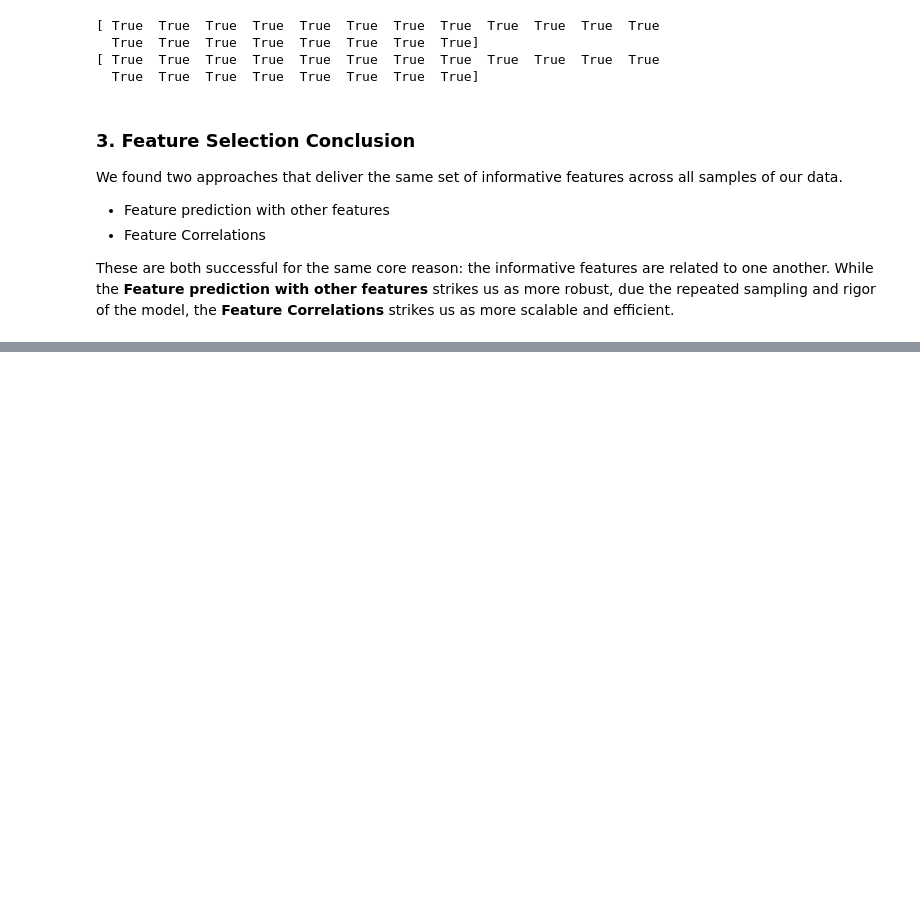
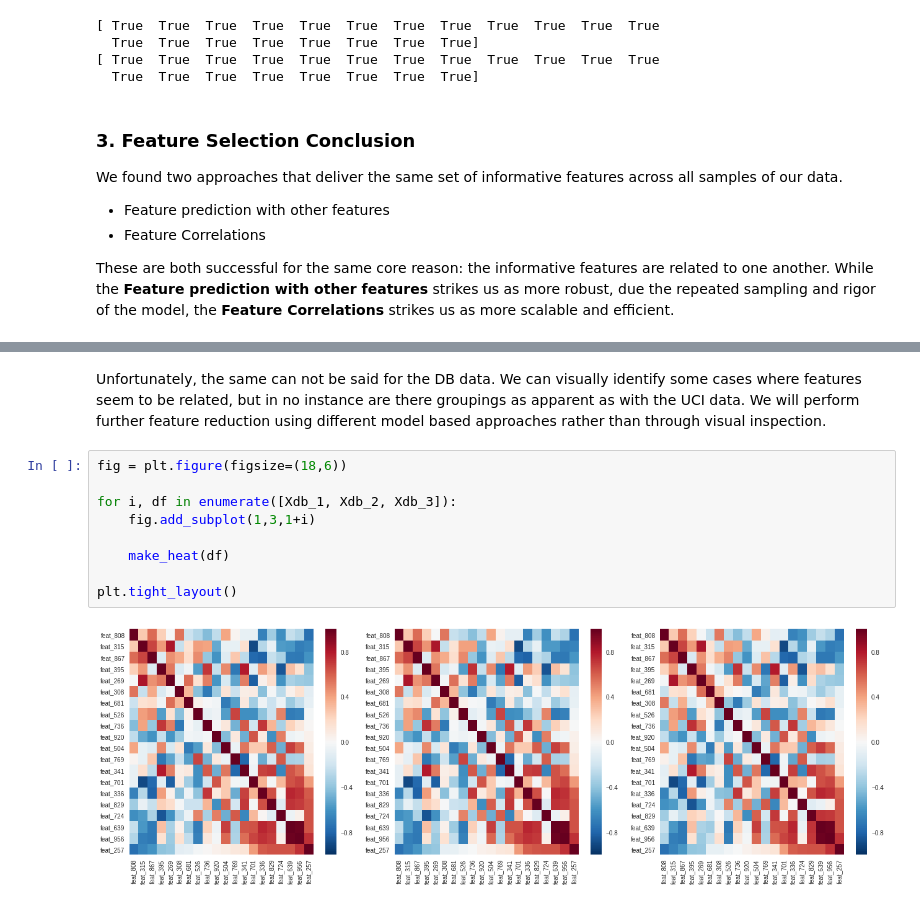
Before and after one commit to djkjohnston/Feature_Selection_Classification_GA_DSI_Proj3, a Jupyter notebook: Madelon Report.ipynb, the cells around one changed output, grey strips where cells are left out. Drawn from its saved outputs; the diff is of its cells as text; blank space fills up the shorter version.

```diff
--- a/Madelon Report.ipynb
+++ b/Madelon Report.ipynb
@@ -632,0 +688,13 @@ These are both successful for the same core reason: the informative features are
+# %% [markdown]
+Unfortunately, the same can not be said for the DB data. We can visually identify some cases where features seem to be related, but in no instance are there groupings as apparent as with the UCI data. We will perform further feature reduction using different model based approaches rather than through visual inspection.
+# %%
+fig = plt.figure(figsize=(18,6))
+
+for i, df in enumerate([Xdb_1, Xdb_2, Xdb_3]):
+    fig.add_subplot(1,3,1+i)
+
+    make_heat(df)
+
+plt.tight_layout()
+# %% [output]
+[figure, added]
```
Also changed, not shown: parts of 14 cells of this notebook.
